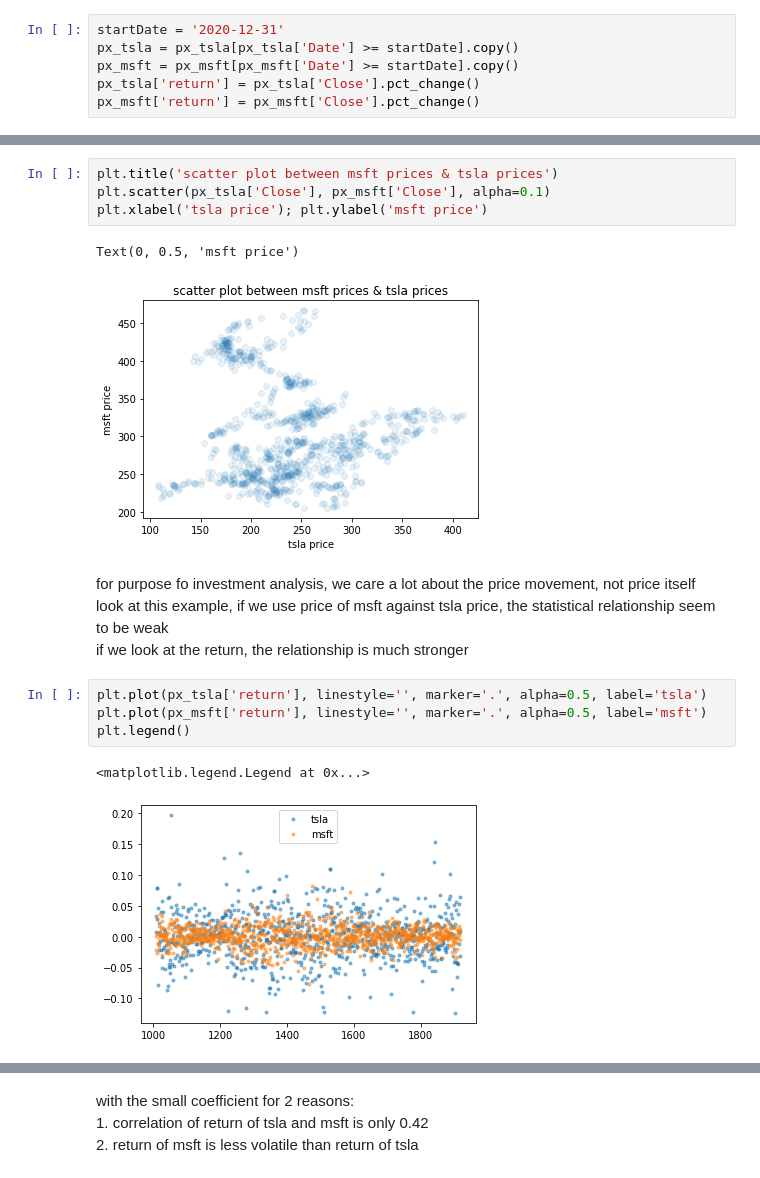
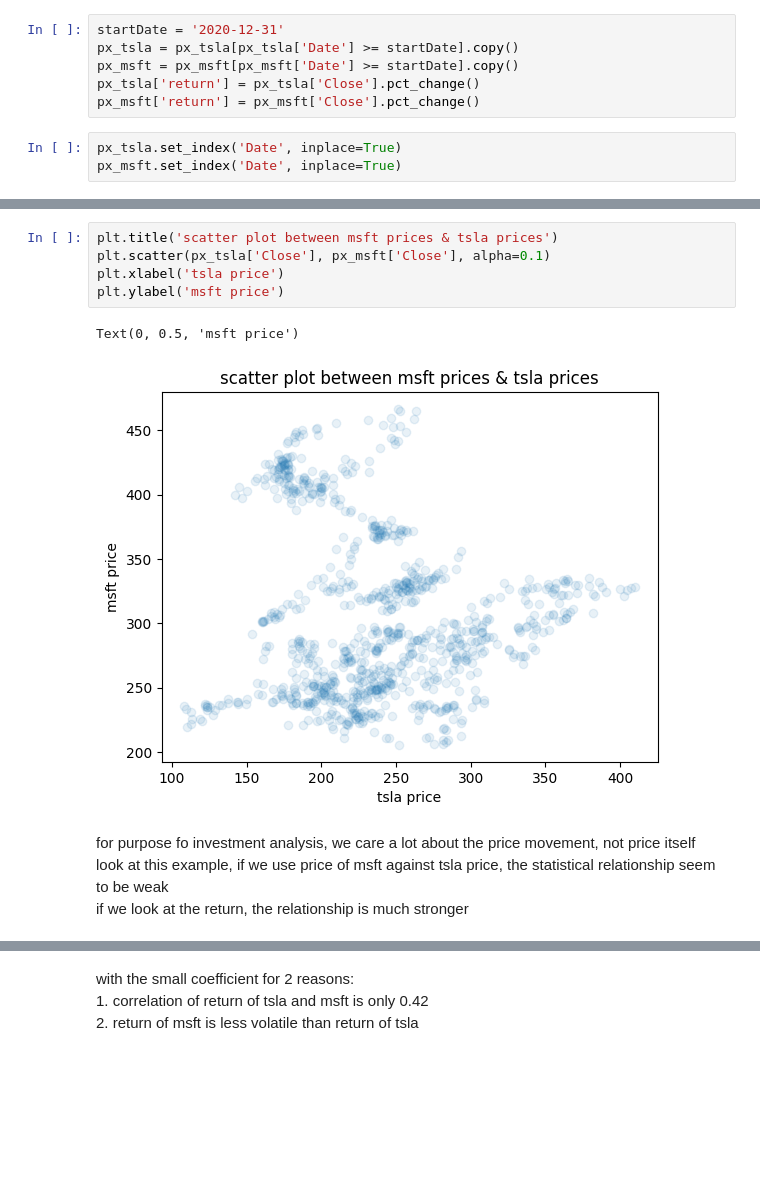
Before and after one commit to cckn93/utils, a Jupyter notebook: notebooks/finance_statistics.ipynb, the cells around one changed output, grey strips where cells are left out. Saved outputs shown, nothing was run; the diff lists cells and outputs as text; blank space fills up the shorter version.

```diff
--- a/notebooks/finance_statistics.ipynb
+++ b/notebooks/finance_statistics.ipynb
@@ -16,3 +16,6 @@ px_tsla = px_tsla[px_tsla['Date'] >= startDate].copy()
 px_msft = px_msft[px_msft['Date'] >= startDate].copy()
 px_tsla['return'] = px_tsla['Close'].pct_change()
 px_msft['return'] = px_msft['Close'].pct_change()
+# %%
+px_tsla.set_index('Date', inplace=True)
+px_msft.set_index('Date', inplace=True)
@@ -19,18 +29,12 @@ px_msft['return'] = px_msft['Close'].pct_change()
 # %%
 plt.title('scatter plot between msft prices & tsla prices')
 plt.scatter(px_tsla['Close'], px_msft['Close'], alpha=0.1)
-plt.xlabel('tsla price'); plt.ylabel('msft price')
+plt.xlabel('tsla price')
+plt.ylabel('msft price')
 # %% [output]
 Text(0, 0.5, 'msft price')
-[figure, old version]
+[figure, new version]
 # %% [markdown]
 for purpose fo investment analysis, we care a lot about the price movement, not price itself
 <br>look at this example, if we use price of msft against tsla price, the statistical relationship seem to be weak
 <br>if we look at the return, the relationship is much stronger
-# %%
-plt.plot(px_tsla['return'], linestyle='', marker='.', alpha=0.5, label='tsla')
-plt.plot(px_msft['return'], linestyle='', marker='.', alpha=0.5, label='msft')
-plt.legend()
-# %% [output]
-<matplotlib.legend.Legend at 0x...>
-[figure, removed]
```
Also changed, not shown: parts of 14 cells of this notebook, 1 other file.
